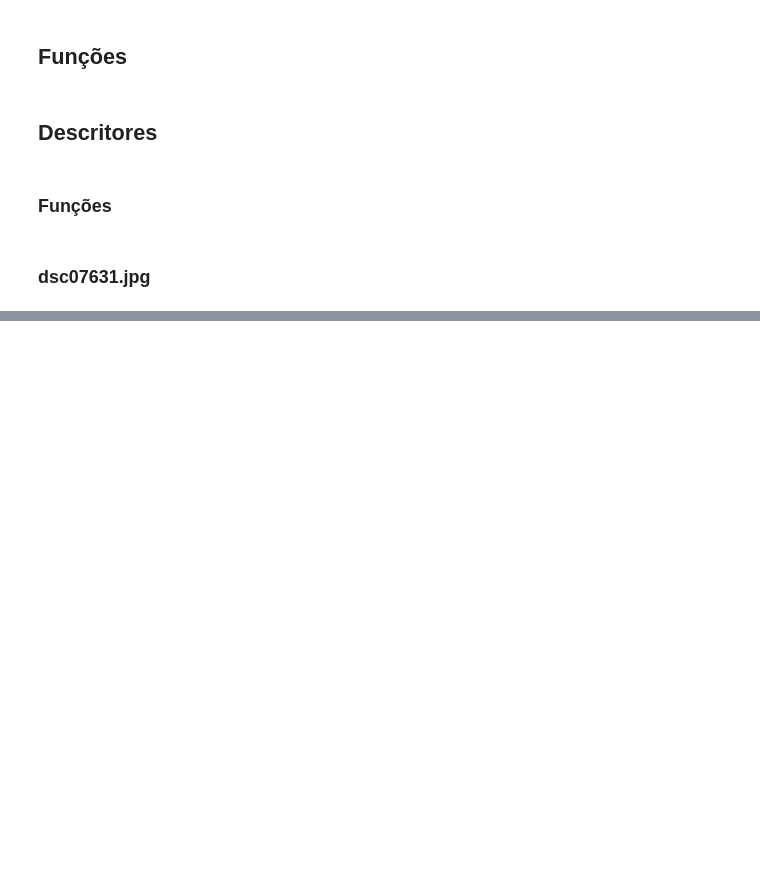
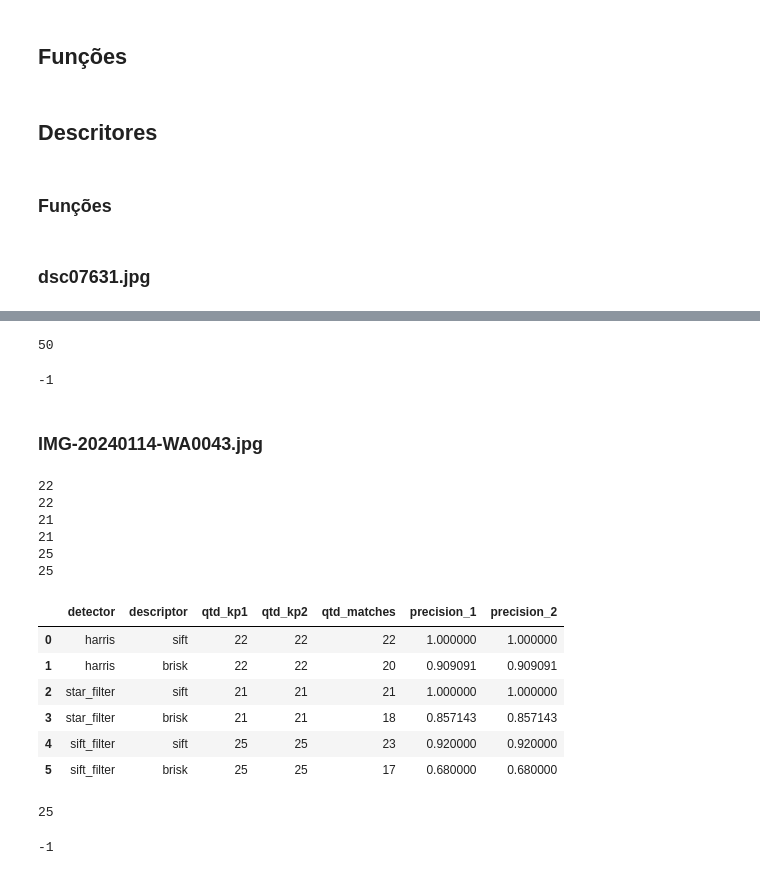
Before and after one commit to karolinefarias/comparing_detectors_and_descriptors, a Jupyter notebook: notebooks/segunda_parte_detectores.ipynb, the cells around one changed output, grey strips where cells are left out. Cells and saved outputs as stored; diff of their text form; code cells hidden in the pictures; blank space fills up the shorter version.

```diff
--- a/notebooks/segunda_parte_detectores.ipynb
+++ b/notebooks/segunda_parte_detectores.ipynb
@@ -438,0 +596,12 @@ cv2.waitKey()
+# %%
+dect_kargs = {k: v[1] for k, v in params_harris.items()}
+des_kargs = {k: v[1] for k, v in params_brisk.items()}
+final_image,_,_,_ = matchDetectedKeypoints(train_img_2_, query_img_2_, window_size=30, threshold=1200, detector='harris', descriptor='brisk', dect_kargs=dect_kargs, des_kargs=des_kargs)
+# Show the final image
+cv2.imshow("Matches", final_image)
+cv2.waitKey()
+# %% [output]
+50
+-1
+# %% [markdown]
+### IMG-20240114-WA0043.jpg
@@ -438,0 +646,43 @@ cv2.waitKey()
+# %%
+# query_img_1 = cv2.imread('../data/imgs_teste/IMG_20231217_075107.jpg')
+# train_img_1 = cv2.imread('../data/imgs_teste/IMG_20231217_075101.jpg')
+# query_img_1_ = cv2.resize(query_img_1, (480,640))
+# train_img_1_ = cv2.resize(train_img_1, (480,640))
+
+
+query_img_2 = cv2.imread('../data/imgs_teste_3/IMG-20240114-WA0044.jpg')
+train_img_2 = cv2.imread('../data/imgs_teste_3/IMG-20240114-WA0043.jpg')
+query_img_2_ = cv2.resize(query_img_2, (640,480))
+train_img_2_ = cv2.resize(train_img_2, (640,480))
+
+# query_img_3 = cv2.imread('../data/imgs/dsc02596.jpg')
+# train_img_3 = cv2.imread('../data/imgs/dsc02595.jpg')
+# query_img_3_ = cv2.resize(query_img_3, (480,640))
+# train_img_3_ = cv2.resize(train_img_3, (480,640))
+# %%
+run_all_tests_descriptors(train_img_2_, query_img_2_, 'IMG-20240114-WA0043', params_harris, params_sift, params_star, params_brisk, thresholds=thresholds, window_size=50, pos=0,
+                          filter=True, n_pontos=['20'])
+# %% [output]
+22
+22
+21
+21
+25
+25
+|  | detector | descriptor | qtd_kp1 | qtd_kp2 | qtd_matches | precision_1 | precision_2 |
+| 0 | harris | sift | 22 | 22 | 22 | 1.000000 | 1.000000 |
+| 1 | harris | brisk | 22 | 22 | 20 | 0.909091 | 0.909091 |
+| 2 | star_filter | sift | 21 | 21 | 21 | 1.000000 | 1.000000 |
+| 3 | star_filter | brisk | 21 | 21 | 18 | 0.857143 | 0.857143 |
+| 4 | sift_filter | sift | 25 | 25 | 23 | 0.920000 | 0.920000 |
+| 5 | sift_filter | brisk | 25 | 25 | 17 | 0.680000 | 0.680000 |
+# %%
+dect_kargs = {k: v[0] for k, v in params_sift.items()}
+des_kargs = {k: v[0] for k, v in params_sift.items()}
+final_image,_,_,_ = matchDetectedKeypoints(train_img_2_, query_img_2_, window_size=50, threshold=1200, detector='sift_filter', descriptor='sift', dect_kargs=dect_kargs, des_kargs=des_kargs)
+# Show the final image
+cv2.imshow("Matches", final_image)
+cv2.waitKey()
+# %% [output]
+25
+-1
```
Also changed, not shown: parts of 11 cells of this notebook, 2 other files.
